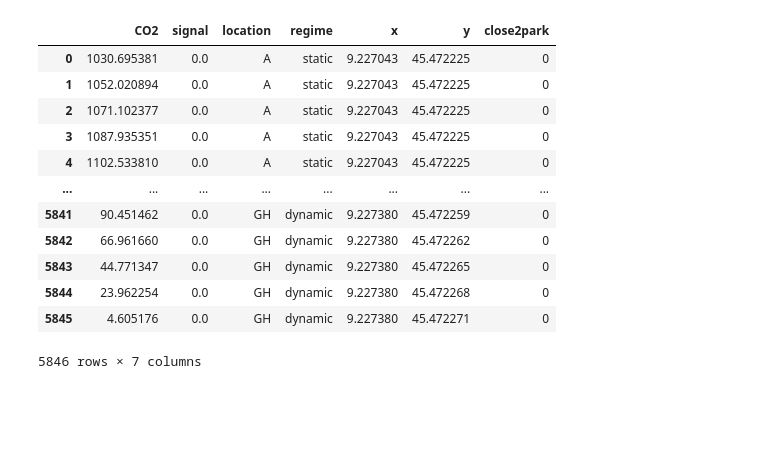
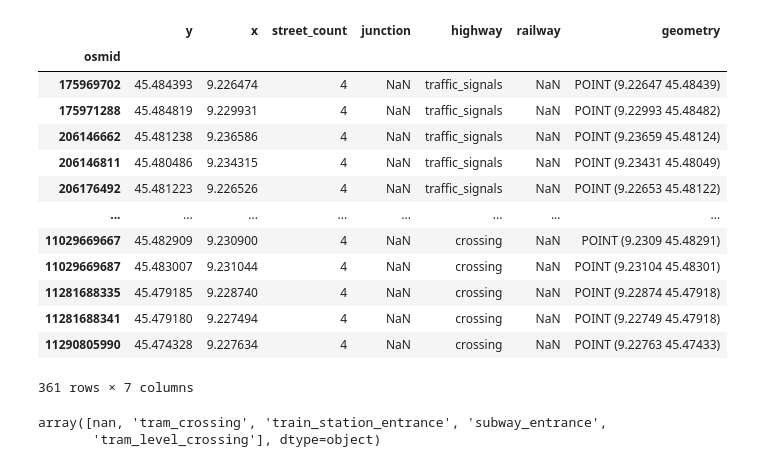
Before and after one commit to vitorbborges/ANTHEM, a Jupyter notebook: src/osmnx.ipynb, the cells around one changed output. Cells and saved outputs as stored; diff of their text form; code cells hidden in the pictures; blank space fills up the shorter version.

```diff
--- a/src/osmnx.ipynb
+++ b/src/osmnx.ipynb
@@ -96,16 +81,22 @@ nodes
-# %%
-df
-# %% [output]
-|  | CO2 | signal | location | regime | x | y | close2park |
-| 0 | 1030.695381 | 0.0 | A | static | 9.227043 | 45.472225 | 0 |
-| 1 | 1052.020894 | 0.0 | A | static | 9.227043 | 45.472225 | 0 |
-| 2 | 1071.102377 | 0.0 | A | static | 9.227043 | 45.472225 | 0 |
-| 3 | 1087.935351 | 0.0 | A | static | 9.227043 | 45.472225 | 0 |
-| 4 | 1102.533810 | 0.0 | A | static | 9.227043 | 45.472225 | 0 |
-| ... | ... | ... | ... | ... | ... | ... | ... |
-| 5841 | 90.451462 | 0.0 | GH | dynamic | 9.227380 | 45.472259 | 0 |
-| 5842 | 66.961660 | 0.0 | GH | dynamic | 9.227380 | 45.472262 | 0 |
-| 5843 | 44.771347 | 0.0 | GH | dynamic | 9.227380 | 45.472265 | 0 |
-| 5844 | 23.962254 | 0.0 | GH | dynamic | 9.227380 | 45.472268 | 0 |
-| 5845 | 4.605176 | 0.0 | GH | dynamic | 9.227380 | 45.472271 | 0 |
-5846 rows × 7 columns
+# %%
+nodes[~nodes["highway"].isna()]
+# %% [output]
+|  | y | x | street_count | junction | highway | railway | geometry |
+| osmid |  |  |  |  |  |  |  |
+| 175969702 | 45.484393 | 9.226474 | 4 | NaN | traffic_signals | NaN | POINT (9.22647 45.48439) |
+| 175971288 | 45.484819 | 9.229931 | 4 | NaN | traffic_signals | NaN | POINT (9.22993 45.48482) |
+| 206146662 | 45.481238 | 9.236586 | 4 | NaN | traffic_signals | NaN | POINT (9.23659 45.48124) |
+| 206146811 | 45.480486 | 9.234315 | 4 | NaN | traffic_signals | NaN | POINT (9.23431 45.48049) |
+| 206176492 | 45.481223 | 9.226526 | 4 | NaN | traffic_signals | NaN | POINT (9.22653 45.48122) |
+| ... | ... | ... | ... | ... | ... | ... | ... |
+| 11029669667 | 45.482909 | 9.230900 | 4 | NaN | crossing | NaN | POINT (9.2309 45.48291) |
+| 11029669687 | 45.483007 | 9.231044 | 4 | NaN | crossing | NaN | POINT (9.23104 45.48301) |
+| 11281688335 | 45.479185 | 9.228740 | 4 | NaN | crossing | NaN | POINT (9.22874 45.47918) |
+| 11281688341 | 45.479180 | 9.227494 | 4 | NaN | crossing | NaN | POINT (9.22749 45.47918) |
+| 11290805990 | 45.474328 | 9.227634 | 4 | NaN | crossing | NaN | POINT (9.22763 45.47433) |
+361 rows × 7 columns
+# %%
+nodes["railway"].unique()
+# %% [output]
+array([nan, 'tram_crossing', 'train_station_entrance', 'subway_entrance',
+       'tram_level_crossing'], dtype=object)
```
Also changed, not shown: parts of 7 cells of this notebook, 2 other files.
